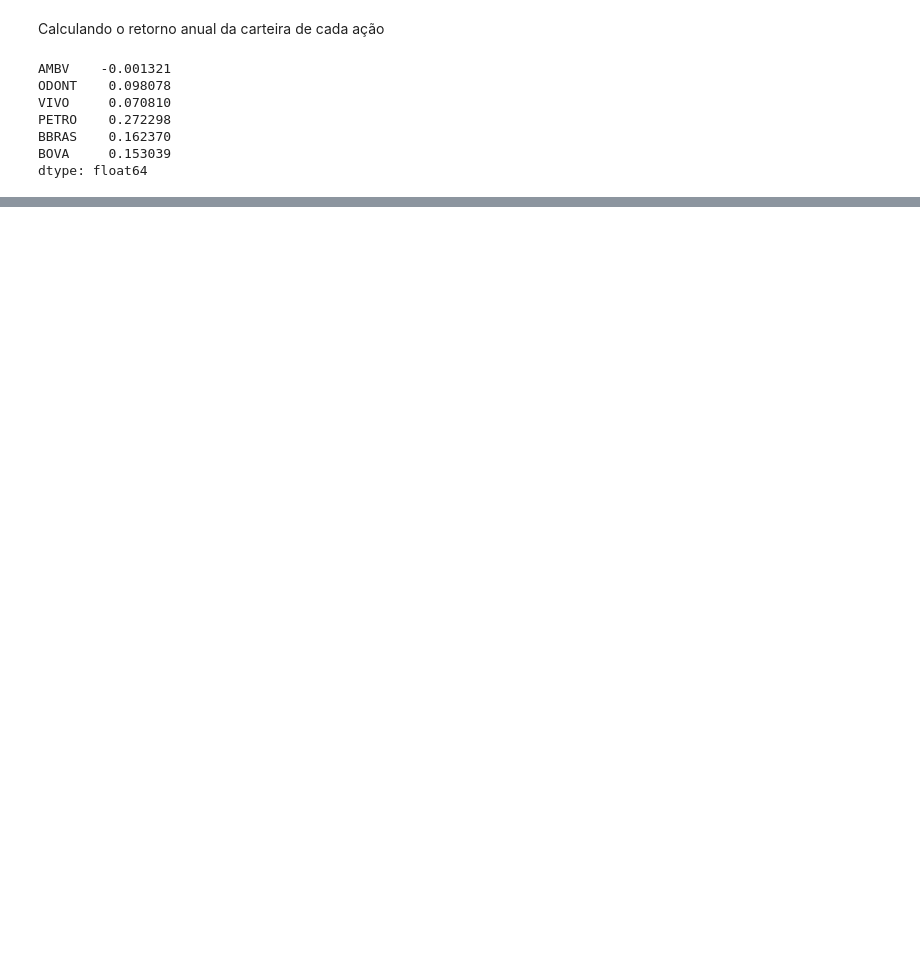
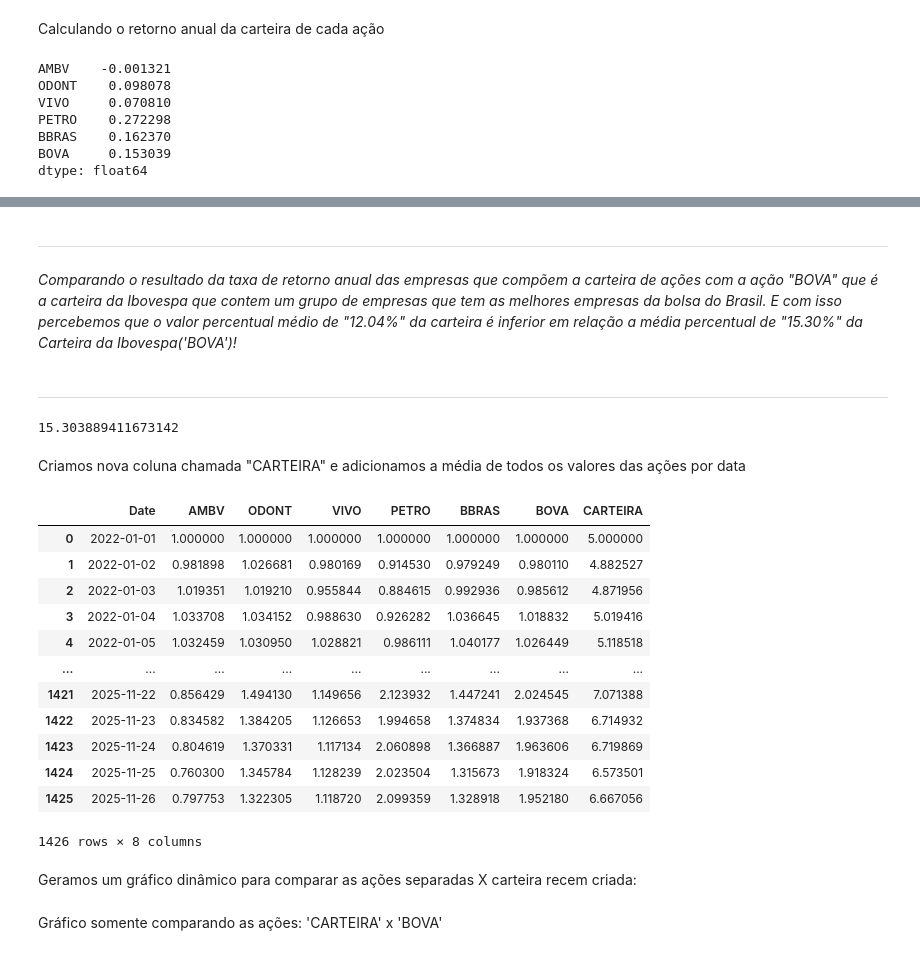
Before and after one commit to CGVARGAS/analiseDados1, a Jupyter notebook: carteiraAcoes.ipynb, the cells around one changed output, grey strips where cells are left out. Cells and saved outputs as stored; diff of their text form; code cells hidden in the pictures; blank space fills up the shorter version.

Commit message:
Criado novo arquivo csv e novo programa para calculo de taxas de retorno anuais

```diff
--- a/carteiraAcoes.ipynb
+++ b/carteiraAcoes.ipynb
@@ -133,8 +143,6 @@ acoes_normalizadas.plot(x='Date', figsize=(15, 7));
 [figure]
 # %% [markdown]
 Apagando a coluna data:
-# %%
-acoes_normalizadas.drop(labels=['Date'], axis=1, inplace=True)
 # %% [markdown]
 Efetuando o comparativo de todas as ações no mesmo periodo de tempo.
 # %%
@@ -149,0 +160,12 @@ retorno_carteira.head()  # ".head()" -> para ler os 5 primeiras linhas do data f
+# %%
+# Supondo que você já tenha removido a coluna "Date"
+# acoes_normalizadas.drop(labels=['Date'], axis=1, inplace=True)
+
+# Adicionando a coluna "Date" de volta no inicio do Dataframe
+acoes_normalizadas.insert(0, 'Date', pd.date_range(start='2022-01-01', periods=len(acoes_normalizadas), freq='D'))
+
+# Se quiser adicionar datas específicas, pode fazer algo como:
+# acoes_normalizadas['Date'] = ['2022-01-01', '2022-01-02', '2022-01-03', ...]
+
+# Exibindo o DataFrame resultante
+acoes_normalizadas
@@ -162,0 +232,32 @@ dtype: float64
+# %% [markdown]
+_________________________________________________________________________________________________________________________________________________________________
+# %% [markdown]
+*Comparando o resultado da taxa de retorno anual das empresas que compõem a carteira de ações com a ação "BOVA" que é a carteira da Ibovespa que contem um grupo de empresas que tem as melhores empresas da bolsa do Brasil. E com isso percebemos que o valor percentual médio de "12.04%" da carteira é inferior em relação a média percentual de "15.30%" da Carteira da Ibovespa('BOVA')!*
+# %% [markdown]
+_________________________________________________________________________________________________________________________________________________________________
+# %%
+retorno_anual['BOVA']
+# %% [output]
+15.303889411673142
+# %% [markdown]
+Criamos nova coluna chamada "CARTEIRA" e adicionamos a média de todos os valores das ações por data
+# %%
+acoes_normalizadas['CARTEIRA'] = (acoes_normalizadas['AMBV'] + acoes_normalizadas['ODONT']
+                                  + acoes_normalizadas['VIVO'] + acoes_normalizadas['PETRO'] + acoes_normalizadas['BBRAS'])
+acoes_normalizadas
+# %% [output]
+|  | Date | AMBV | ODONT | VIVO | PETRO | BBRAS | BOVA | CARTEIRA |
+| 0 | 2022-01-01 | 1.000000 | 1.000000 | 1.000000 | 1.000000 | 1.000000 | 1.000000 | 5.000000 |
+| 1 | 2022-01-02 | 0.981898 | 1.026681 | 0.980169 | 0.914530 | 0.979249 | 0.980110 | 4.882527 |
+| 2 | 2022-01-03 | 1.019351 | 1.019210 | 0.955844 | 0.884615 | 0.992936 | 0.985612 | 4.871956 |
+| 3 | 2022-01-04 | 1.033708 | 1.034152 | 0.988630 | 0.926282 | 1.036645 | 1.018832 | 5.019416 |
+| 4 | 2022-01-05 | 1.032459 | 1.030950 | 1.028821 | 0.986111 | 1.040177 | 1.026449 | 5.118518 |
+| ... | ... | ... | ... | ... | ... | ... | ... | ... |
+| 1421 | 2025-11-22 | 0.856429 | 1.494130 | 1.149656 | 2.123932 | 1.447241 | 2.024545 | 7.071388 |
+| 1422 | 2025-11-23 | 0.834582 | 1.384205 | 1.126653 | 1.994658 | 1.374834 | 1.937368 | 6.714932 |
+| 1423 | 2025-11-24 | 0.804619 | 1.370331 | 1.117134 | 2.060898 | 1.366887 | 1.963606 | 6.719869 |
+| 1424 | 2025-11-25 | 0.760300 | 1.345784 | 1.128239 | 2.023504 | 1.315673 | 1.918324 | 6.573501 |
+| 1425 | 2025-11-26 | 0.797753 | 1.322305 | 1.118720 | 2.099359 | 1.328918 | 1.952180 | 6.667056 |
+1426 rows × 8 columns
+# %% [markdown]
+Geramos um gráfico dinâmico para comparar as ações separadas X carteira recem criada:
@@ -162,0 +287,2 @@ dtype: float64
+# %% [markdown]
+Gráfico somente comparando as ações: 'CARTEIRA'  x 'BOVA'
```
Also changed, not shown: parts of 15 cells of this notebook, 3 other files.
